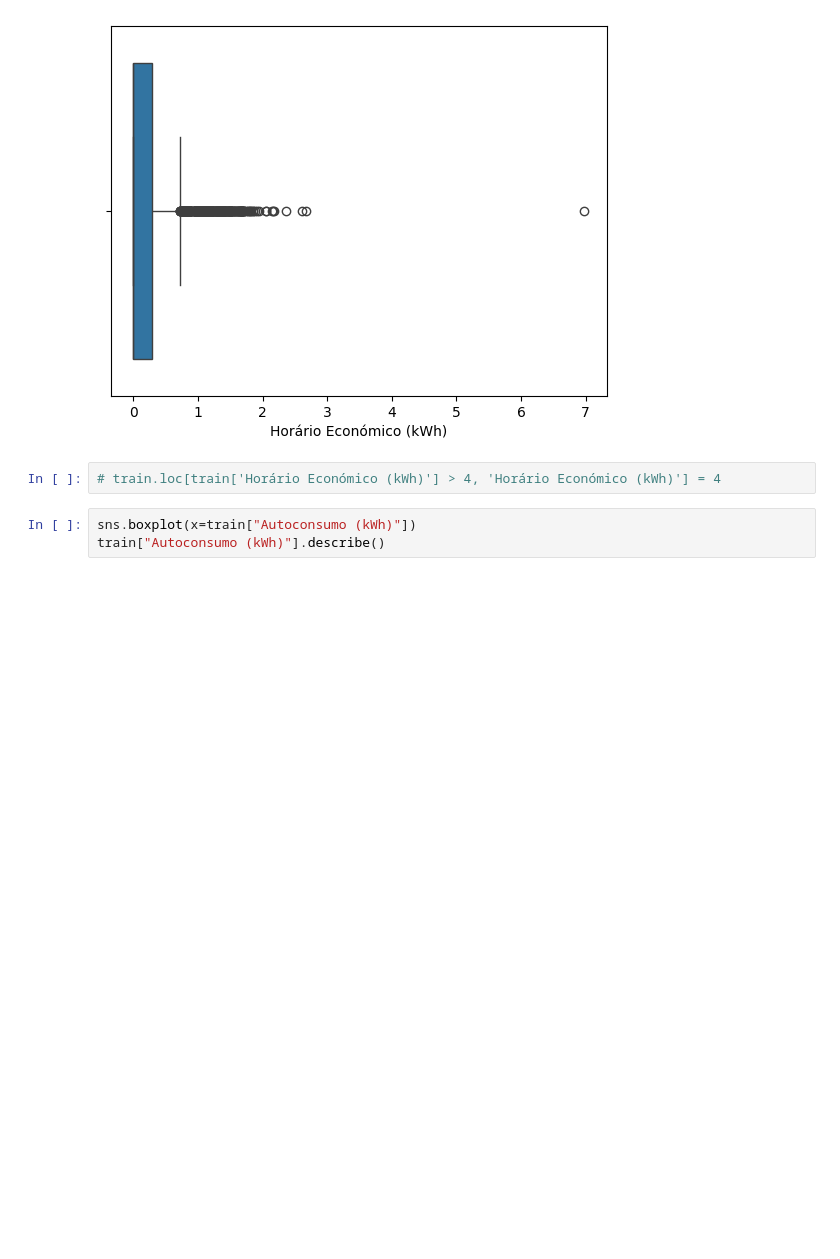
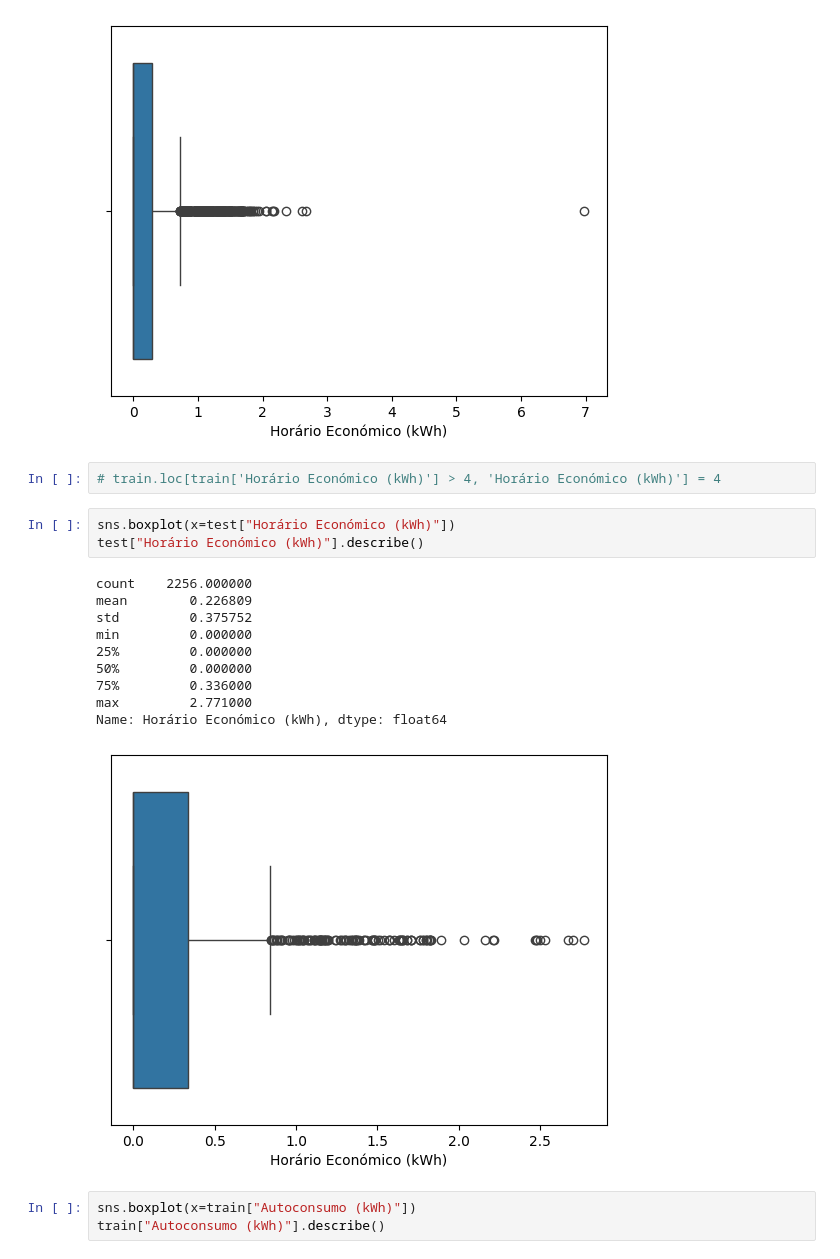
Before and after one commit to GoncaloSenra/DAA-Modelos-de-Machine-Learning, a Jupyter notebook: 3-.ipynb, the cells around one changed output. Drawn from its saved outputs; the diff is of its cells as text; blank space fills up the shorter version.

```diff
--- a/3-.ipynb
+++ b/3-.ipynb
@@ -259,6 +259,20 @@ Name: Horário Económico (kWh), dtype: float64
 [figure]
 # %%
 # train.loc[train['Horário Económico (kWh)'] > 4, 'Horário Económico (kWh)'] = 4
+# %%
+sns.boxplot(x=test["Horário Económico (kWh)"])
+test["Horário Económico (kWh)"].describe()
+# %% [output]
+count    2256.000000
+mean        0.226809
+std         0.375752
+min         0.000000
+25%         0.000000
+50%         0.000000
+75%         0.336000
+max         2.771000
+Name: Horário Económico (kWh), dtype: float64
+[figure, added]
 # %%
 sns.boxplot(x=train["Autoconsumo (kWh)"])
 train["Autoconsumo (kWh)"].describe()
```
Also changed, not shown: parts of 16 cells of this notebook, 1 other file.
